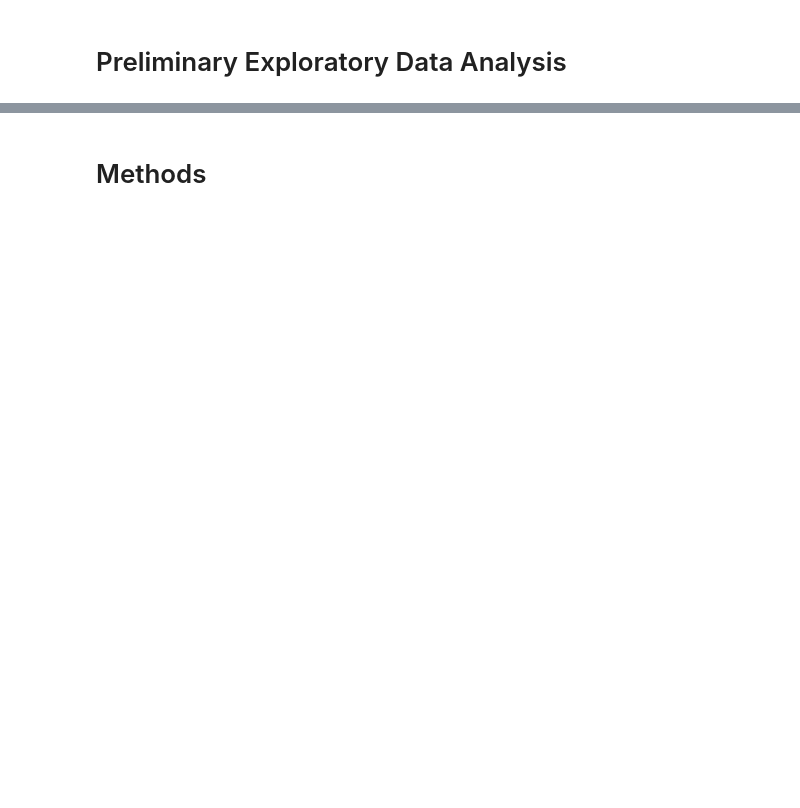
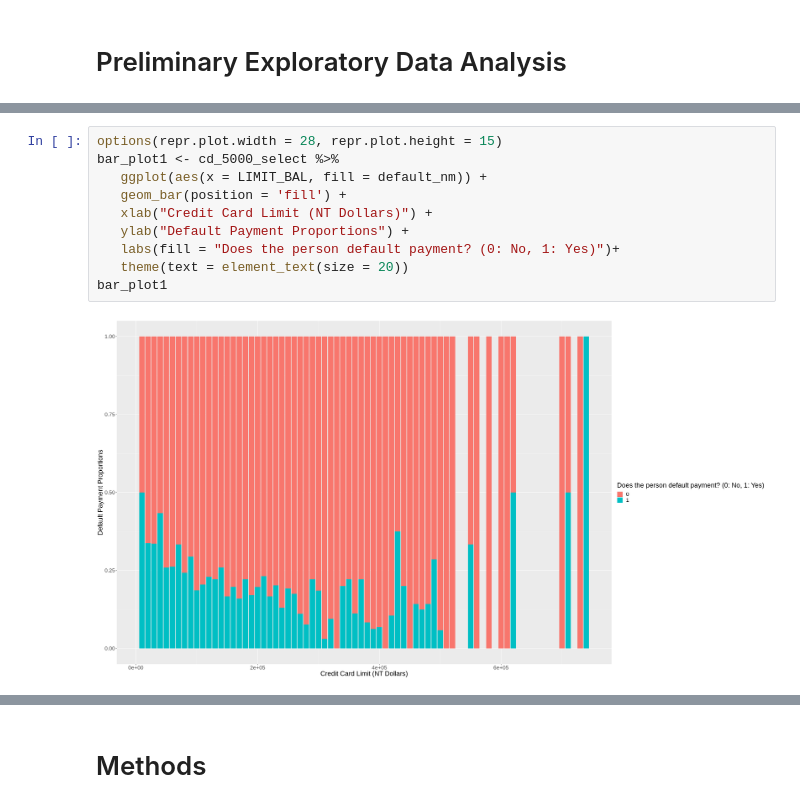
Before and after one commit to berkaytacar/Credit-Default-Predictor-Project, a Jupyter notebook: proposal.ipynb, the cells around one changed output, grey strips where cells are left out. Cells and saved outputs as stored; diff of their text form; blank space fills up the shorter version.

```diff
--- a/proposal.ipynb
+++ b/proposal.ipynb
@@ -17,0 +193,12 @@ data will be compared with other factors to find any possible additional correla
+# %%
+options(repr.plot.width = 28, repr.plot.height = 15)
+bar_plot1 <- cd_5000_select %>%
+   ggplot(aes(x = LIMIT_BAL, fill = default_nm)) +
+   geom_bar(position = 'fill') +
+   xlab("Credit Card Limit (NT Dollars)") +
+   ylab("Default Payment Proportions") +
+   labs(fill = "Does the person default payment? (0: No, 1: Yes)")+
+   theme(text = element_text(size = 20))
+bar_plot1
+# %% [output]
+[figure, added]
```
Also changed, not shown: parts of 36 cells of this notebook, 2 other files.
